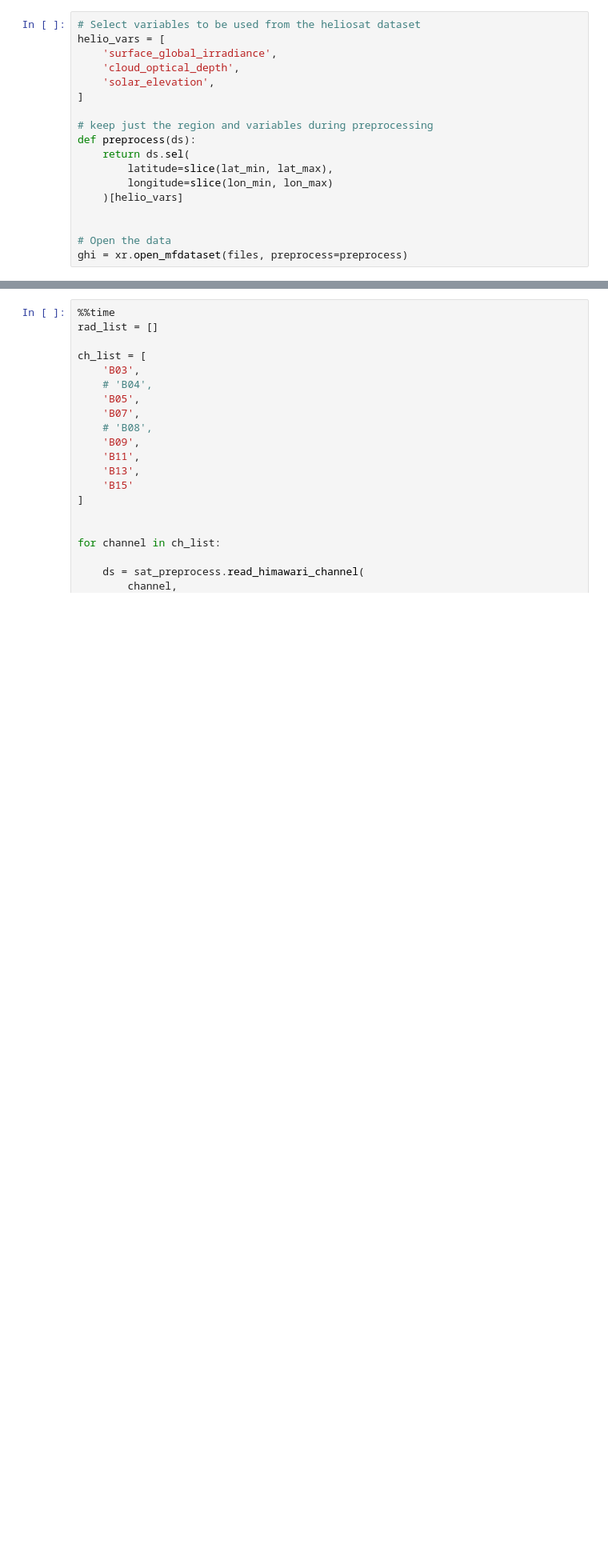
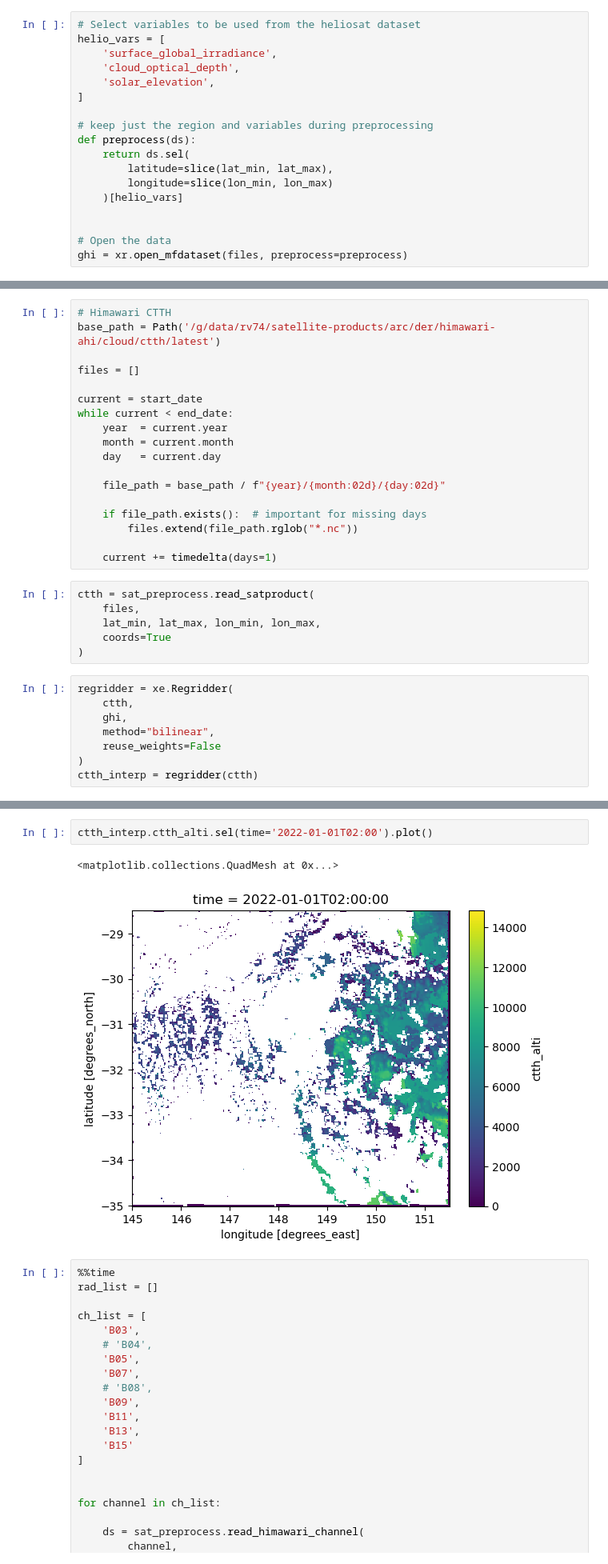
Before and after one commit to cdoedens/solar-nowcast, a Jupyter notebook: mouse/01_prepare_alldata.ipynb, the cells around one changed output, grey strips where cells are left out. Shown at 80% size. Saved outputs shown, nothing was run; the diff lists cells and outputs as text; blank space fills up the shorter version.

Commit message:
add ctth data and preprocessing function

```diff
--- a/mouse/01_prepare_alldata.ipynb
+++ b/mouse/01_prepare_alldata.ipynb
@@ -151,0 +79,32 @@ ghi = xr.open_mfdataset(files, preprocess=preprocess)
+# %%
+# Himawari CTTH
+base_path = Path('/g/data/rv74/satellite-products/arc/der/himawari-ahi/cloud/ctth/latest')
+
+files = []
+
+current = start_date
+while current < end_date:
+    year  = current.year
+    month = current.month
+    day   = current.day
+
+    file_path = base_path / f"{year}/{month:02d}/{day:02d}"
+
+    if file_path.exists():  # important for missing days
+        files.extend(file_path.rglob("*.nc"))
+
+    current += timedelta(days=1)
+# %%
+ctth = sat_preprocess.read_satproduct(
+    files,
+    lat_min, lat_max, lon_min, lon_max,
+    coords=True
+)
+# %%
+regridder = xe.Regridder(
+    ctth,
+    ghi,
+    method="bilinear",
+    reuse_weights=False
+)
+ctth_interp = regridder(ctth)
@@ -152,3 +116,8 @@ ghi = xr.open_mfdataset(files, preprocess=preprocess)
+# %%
+ctth_interp.ctth_alti.sel(time='2022-01-01T02:00').plot()
+# %% [output]
+<matplotlib.collections.QuadMesh at 0x...>
+[figure, added]
 # %%
 %%time
 rad_list = []
```
Also changed, not shown: parts of 11 cells of this notebook, 1 other file.
